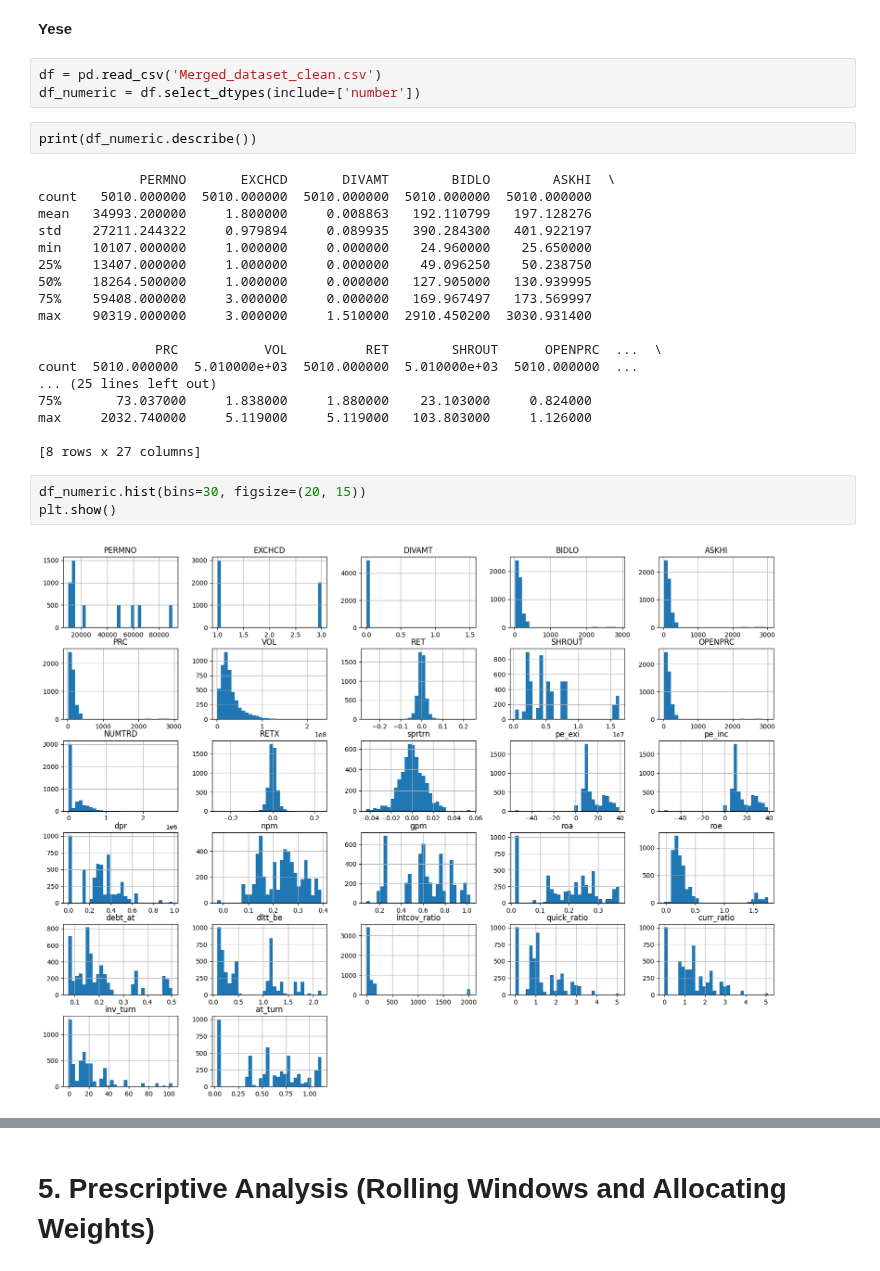
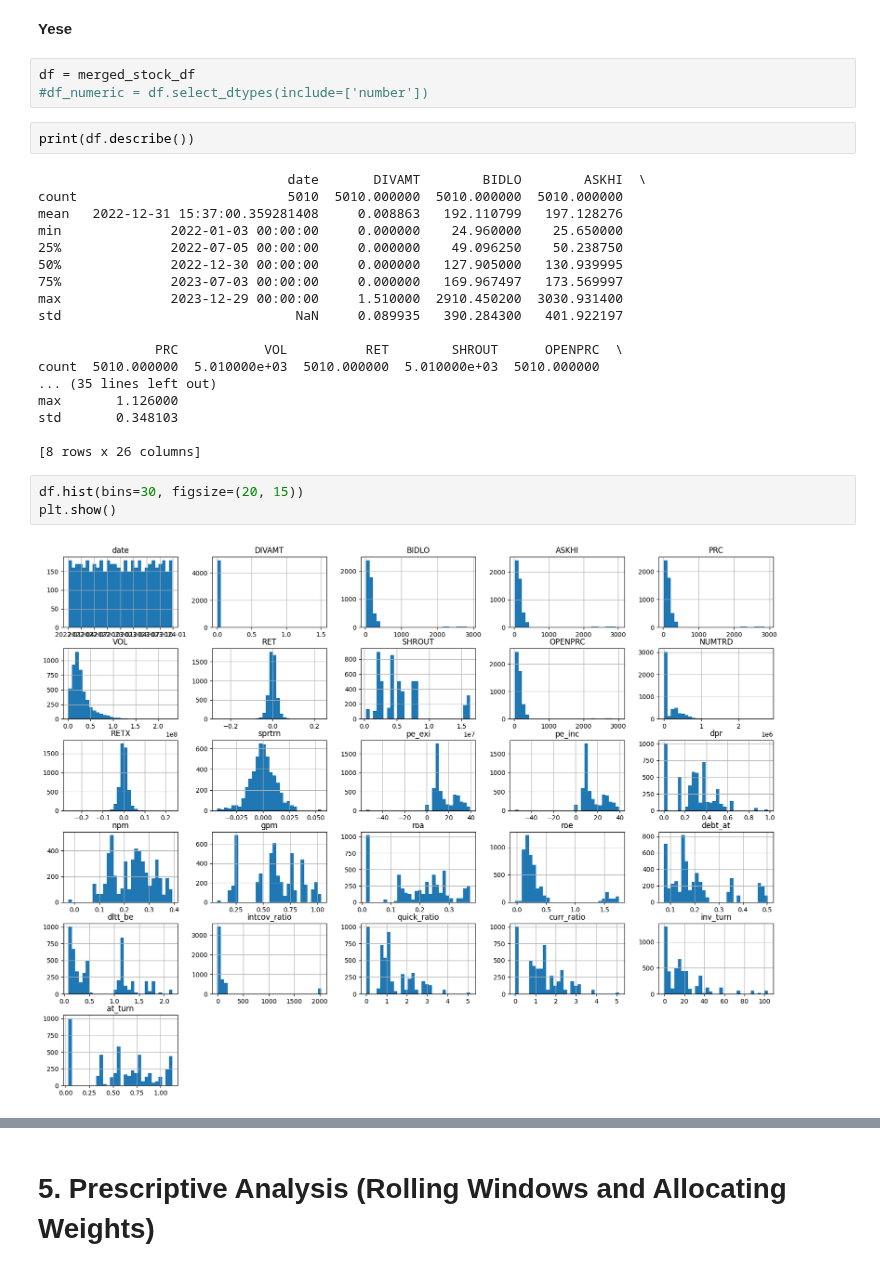
Before and after one commit to kaki1995/BA-stock-portfolio-analysis, a Jupyter notebook: Submission_Project_Codes.ipynb, the cells around one changed output, grey strips where cells are left out. Drawn from its saved outputs; the diff is of its cells as text.

```diff
--- a/Submission_Project_Codes.ipynb
+++ b/Submission_Project_Codes.ipynb
@@ -1514,31 +1514,31 @@ Tuned NN model final prediction R-squared: 0.000544
 # %% [markdown]
 **Yese**
 # %%
-df = pd.read_csv('Merged_dataset_clean.csv')
-df_numeric = df.select_dtypes(include=['number'])
+df = merged_stock_df
+#df_numeric = df.select_dtypes(include=['number'])
 # %%
-print(df_numeric.describe())
+print(df.describe())
 # %% [output]
-             PERMNO       EXCHCD       DIVAMT        BIDLO        ASKHI  \
-count   5010.000000  5010.000000  5010.000000  5010.000000  5010.000000
-mean   34993.200000     1.800000     0.008863   192.110799   197.128276
-std    27211.244322     0.979894     0.089935   390.284300   401.922197
-min    10107.000000     1.000000     0.000000    24.960000    25.650000
-25%    13407.000000     1.000000     0.000000    49.096250    50.238750
-50%    18264.500000     1.000000     0.000000   127.905000   130.939995
-75%    59408.000000     3.000000     0.000000   169.967497   173.569997
-max    90319.000000     3.000000     1.510000  2910.450200  3030.931400
+                                date       DIVAMT        BIDLO        ASKHI  \
+count                           5010  5010.000000  5010.000000  5010.000000
+mean   2022-12-31 15:37:00.359281408     0.008863   192.110799   197.128276
+min              2022-01-03 00:00:00     0.000000    24.960000    25.650000
+25%              2022-07-05 00:00:00     0.000000    49.096250    50.238750
+50%              2022-12-30 00:00:00     0.000000   127.905000   130.939995
+75%              2023-07-03 00:00:00     0.000000   169.967497   173.569997
+max              2023-12-29 00:00:00     1.510000  2910.450200  3030.931400
+std                              NaN     0.089935   390.284300   401.922197
 
-               PRC           VOL          RET        SHROUT      OPENPRC  ...  \
-count  5010.000000  5.010000e+03  5010.000000  5.010000e+03  5010.000000  ...
-... (25 lines left out)
-75%       73.037000     1.838000     1.880000    23.103000     0.824000
-max     2032.740000     5.119000     5.119000   103.803000     1.126000
+               PRC           VOL          RET        SHROUT      OPENPRC  \
+count  5010.000000  5.010000e+03  5010.000000  5.010000e+03  5010.000000
+... (35 lines left out)
+max       1.126000
+std       0.348103
 
-[8 rows x 27 columns]
+[8 rows x 26 columns]
 # %%
-df_numeric.hist(bins=30, figsize=(20, 15))
+df.hist(bins=30, figsize=(20, 15))
 plt.show()
 # %% [output]
-[figure, old version]
+[figure, new version]
 # %%
```
Also changed, not shown: parts of 7 cells of this notebook.
